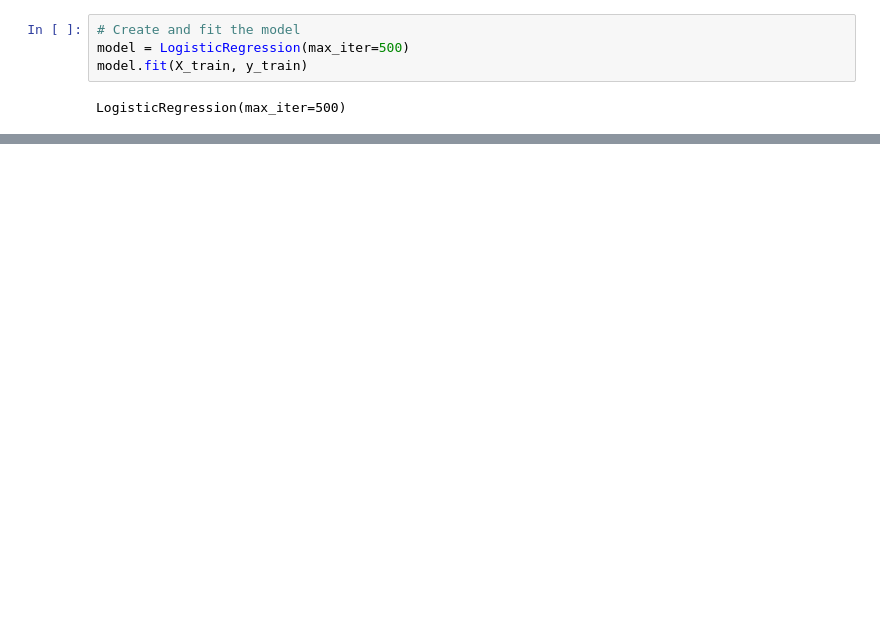
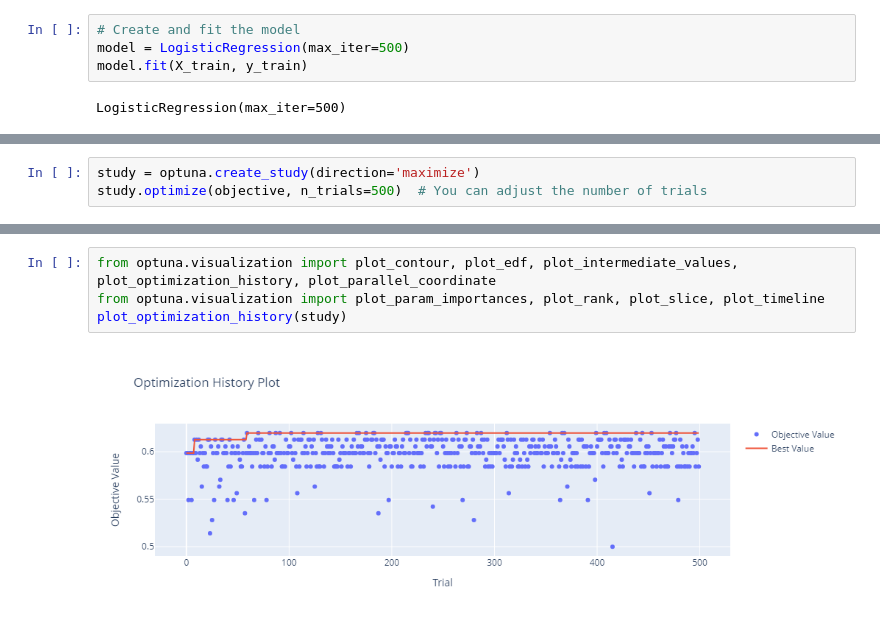
Before and after one commit to LeonViti/AFL, a Jupyter notebook: afl_modelling.ipynb, the cells around one changed output, grey strips where cells are left out. Cells and saved outputs as stored; diff of their text form; blank space fills up the shorter version.

Commit message:
optuna modelling of logistic regression

```diff
--- a/afl_modelling.ipynb
+++ b/afl_modelling.ipynb
@@ -130,3 +138,6 @@ def objective(trial):
     accuracy = accuracy_score(y_test, y_pred)
 
     return accuracy
+# %%
+study = optuna.create_study(direction='maximize')
+study.optimize(objective, n_trials=500)  # You can adjust the number of trials
@@ -132,0 +162,6 @@ def objective(trial):
+# %%
+from optuna.visualization import plot_contour, plot_edf, plot_intermediate_values, plot_optimization_history, plot_parallel_coordinate
+from optuna.visualization import plot_param_importances, plot_rank, plot_slice, plot_timeline
+plot_optimization_history(study)
+# %% [output]
+[figure, added]
```
Also changed, not shown: parts of 11 cells of this notebook.
